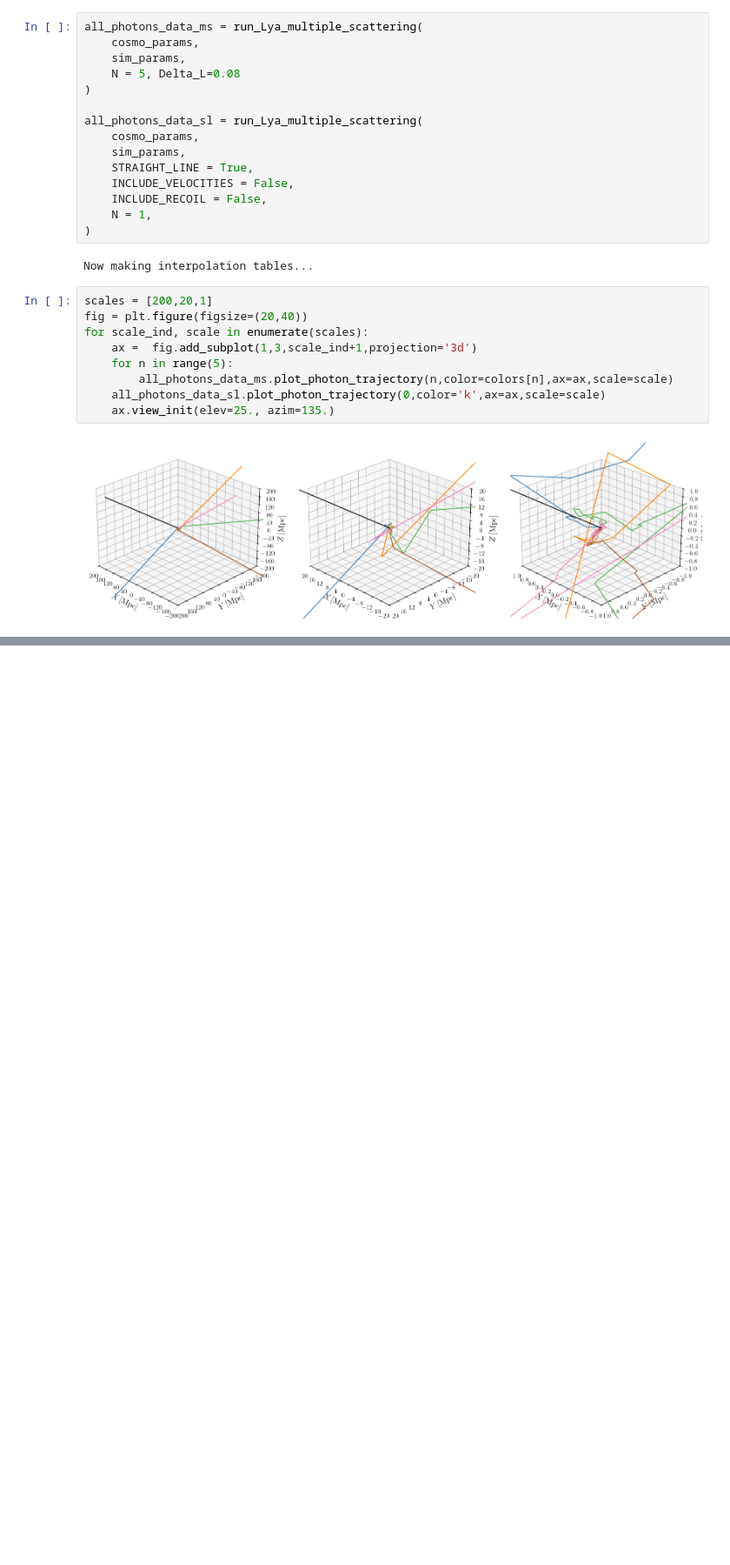
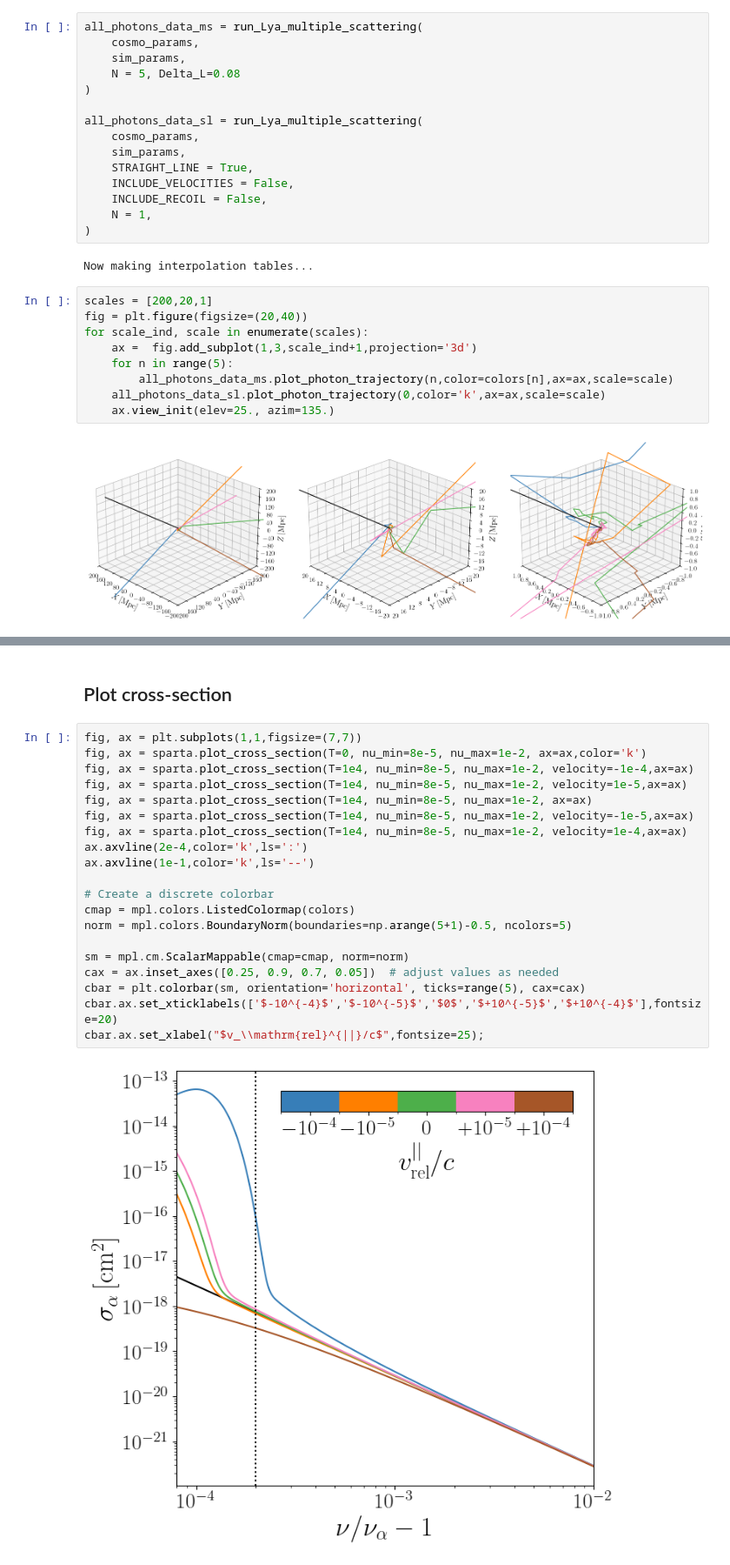
Before and after one commit to jordanflitter/SPaRTA, a Jupyter notebook: Tutorial.ipynb, the cells around one changed output, grey strips where cells are left out. Shown: that part at 87% size. Drawn from its saved outputs; the diff is of its cells as text; blank space fills up the shorter version.

```diff
--- a/Tutorial.ipynb
+++ b/Tutorial.ipynb
@@ -744,0 +142,24 @@ ax.legend(fontsize=18);
+# %% [markdown]
+## Plot cross-section
+# %%
+fig, ax = plt.subplots(1,1,figsize=(7,7))
+fig, ax = sparta.plot_cross_section(T=0, nu_min=8e-5, nu_max=1e-2, ax=ax,color='k')
+fig, ax = sparta.plot_cross_section(T=1e4, nu_min=8e-5, nu_max=1e-2, velocity=-1e-4,ax=ax)
+fig, ax = sparta.plot_cross_section(T=1e4, nu_min=8e-5, nu_max=1e-2, velocity=1e-5,ax=ax)
+fig, ax = sparta.plot_cross_section(T=1e4, nu_min=8e-5, nu_max=1e-2, ax=ax)
+fig, ax = sparta.plot_cross_section(T=1e4, nu_min=8e-5, nu_max=1e-2, velocity=-1e-5,ax=ax)
+fig, ax = sparta.plot_cross_section(T=1e4, nu_min=8e-5, nu_max=1e-2, velocity=1e-4,ax=ax)
+ax.axvline(2e-4,color='k',ls=':')
+ax.axvline(1e-1,color='k',ls='--')
+
+# Create a discrete colorbar
+cmap = mpl.colors.ListedColormap(colors)
+norm = mpl.colors.BoundaryNorm(boundaries=np.arange(5+1)-0.5, ncolors=5)
+
+sm = mpl.cm.ScalarMappable(cmap=cmap, norm=norm)
+cax = ax.inset_axes([0.25, 0.9, 0.7, 0.05])  # adjust values as needed
+cbar = plt.colorbar(sm, orientation='horizontal', ticks=range(5), cax=cax)
+cbar.ax.set_xticklabels(['$-10^{-4}$','$-10^{-5}$','$0$','$+10^{-5}$','$+10^{-4}$'],fontsize=20)
+cbar.ax.set_xlabel("$v_\\mathrm{rel}^{||}/c$",fontsize=25);
+# %% [output]
+[figure, added]
```
Also changed, not shown: parts of 66 cells of this notebook, 7 other files.
